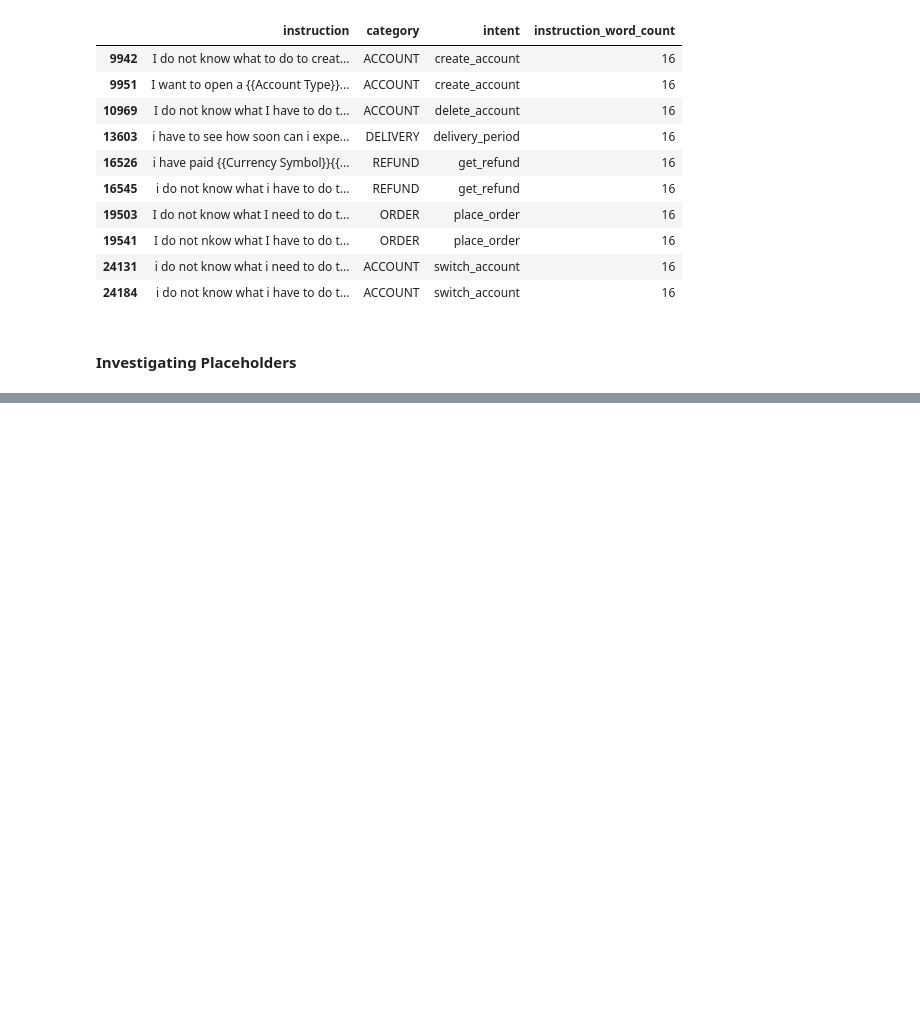
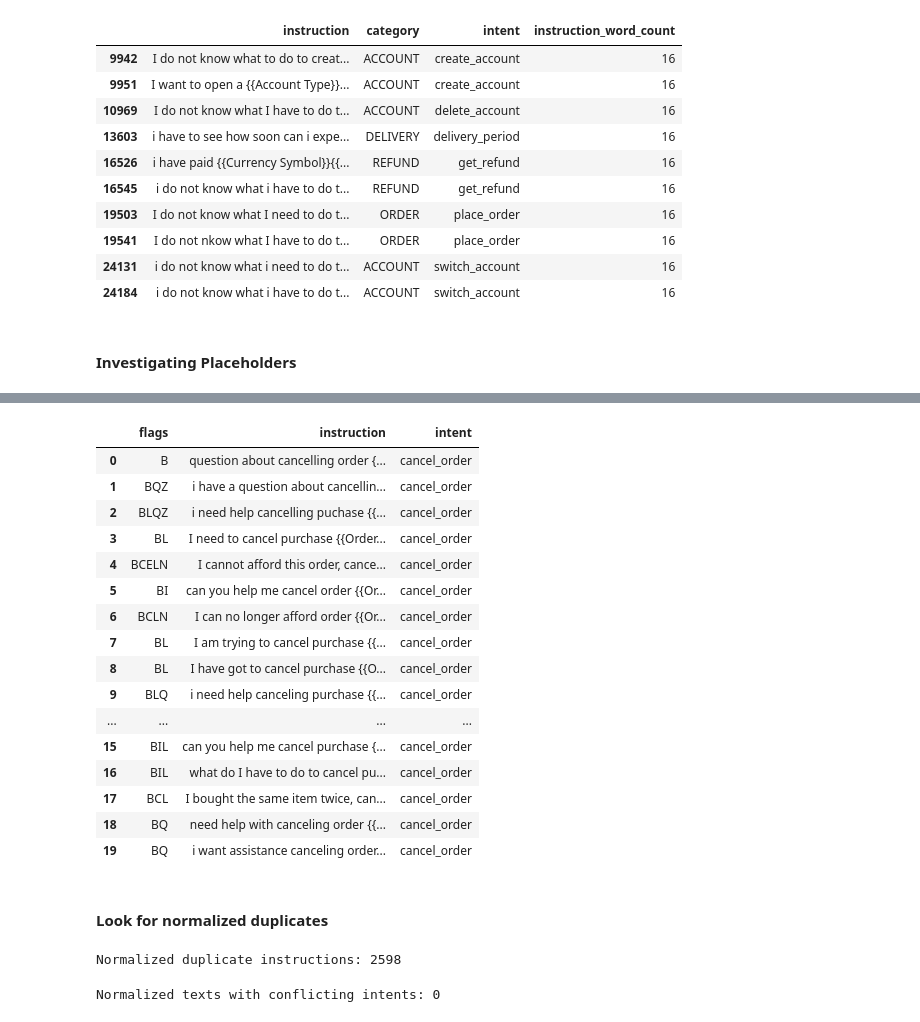
Before and after one commit to ribhupramanik/ResolveAI, a Jupyter notebook: notebooks/01_data_exploration.ipynb, the cells around one changed output, grey strips where cells are left out. Saved outputs shown, nothing was run; the diff lists cells and outputs as text; code cells hidden in the pictures; blank space fills up the shorter version.

```diff
--- a/notebooks/01_data_exploration.ipynb
+++ b/notebooks/01_data_exploration.ipynb
@@ -444,0 +620,24 @@ df.nlargest(
+# %%
+df[
+    ["flags", "instruction", "intent"]
+].head(20)
+# %% [output]
+|  | flags | instruction | intent |
+| 0 | B | question about cancelling order {... | cancel_order |
+| 1 | BQZ | i have a question about cancellin... | cancel_order |
+| 2 | BLQZ | i need help cancelling puchase {{... | cancel_order |
+| 3 | BL | I need to cancel purchase {{Order... | cancel_order |
+| 4 | BCELN | I cannot afford this order, cance... | cancel_order |
+| 5 | BI | can you help me cancel order {{Or... | cancel_order |
+| 6 | BCLN | I can no longer afford order {{Or... | cancel_order |
+| 7 | BL | I am trying to cancel purchase {{... | cancel_order |
+| 8 | BL | I have got to cancel purchase {{O... | cancel_order |
+| 9 | BLQ | i need help canceling purchase {{... | cancel_order |
+| ... | ... | ... | ... |
+| 15 | BIL | can you help me cancel purchase {... | cancel_order |
+| 16 | BIL | what do I have to do to cancel pu... | cancel_order |
+| 17 | BCL | I bought the same item twice, can... | cancel_order |
+| 18 | BQ | need help with canceling order {{... | cancel_order |
+| 19 | BQ | i want assistance canceling order... | cancel_order |
+# %% [markdown]
+#### Look for normalized duplicates
@@ -444,0 +656,29 @@ df.nlargest(
+# %%
+normalized_duplicates = (
+    df["normalized_instruction"]
+    .duplicated()
+    .sum()
+)
+
+print(
+    f"Normalized duplicate instructions: "
+    f"{normalized_duplicates}"
+)
+# %% [output]
+Normalized duplicate instructions: 2598
+# %%
+normalized_conflicts = (
+    df.groupby("normalized_instruction")["intent"]
+    .nunique()
+)
+
+normalized_conflicts = normalized_conflicts[
+    normalized_conflicts > 1
+]
+
+print(
+    f"Normalized texts with conflicting intents: "
+    f"{len(normalized_conflicts)}"
+)
+# %% [output]
+Normalized texts with conflicting intents: 0
```
Also changed, not shown: parts of 11 cells of this notebook.
